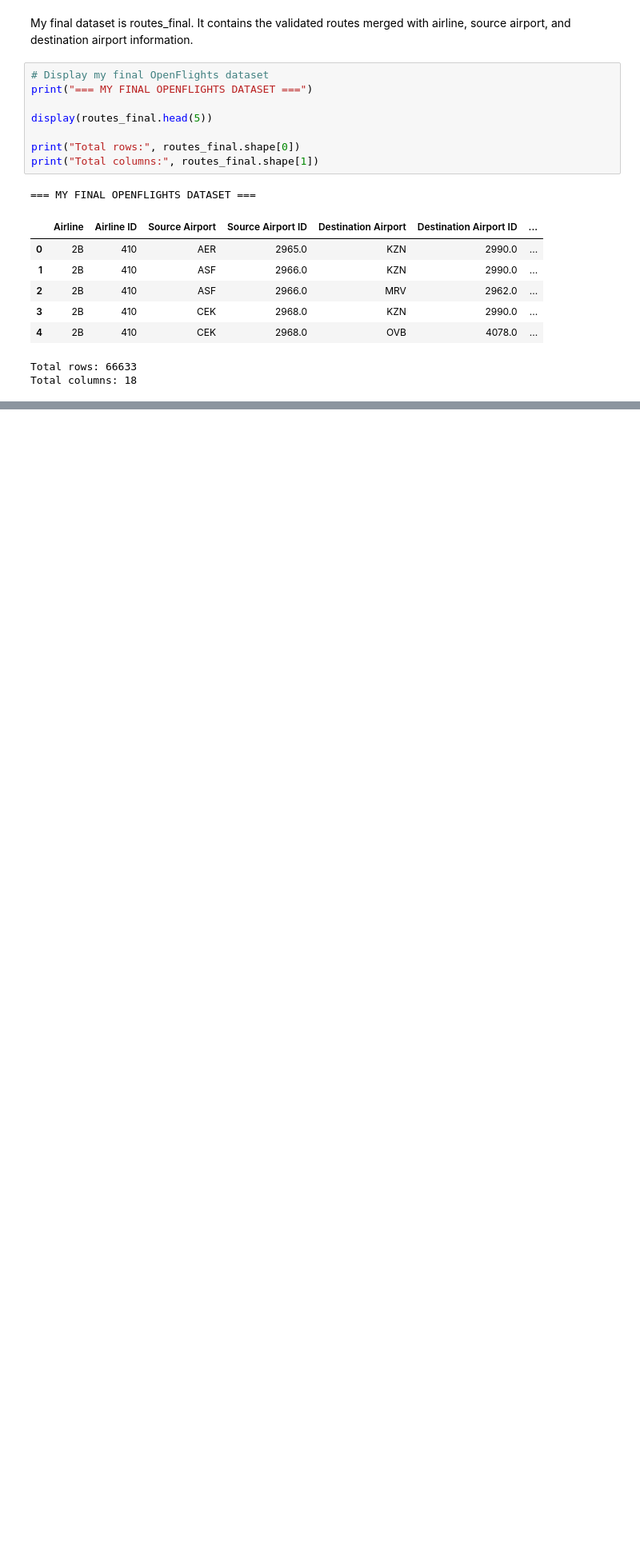
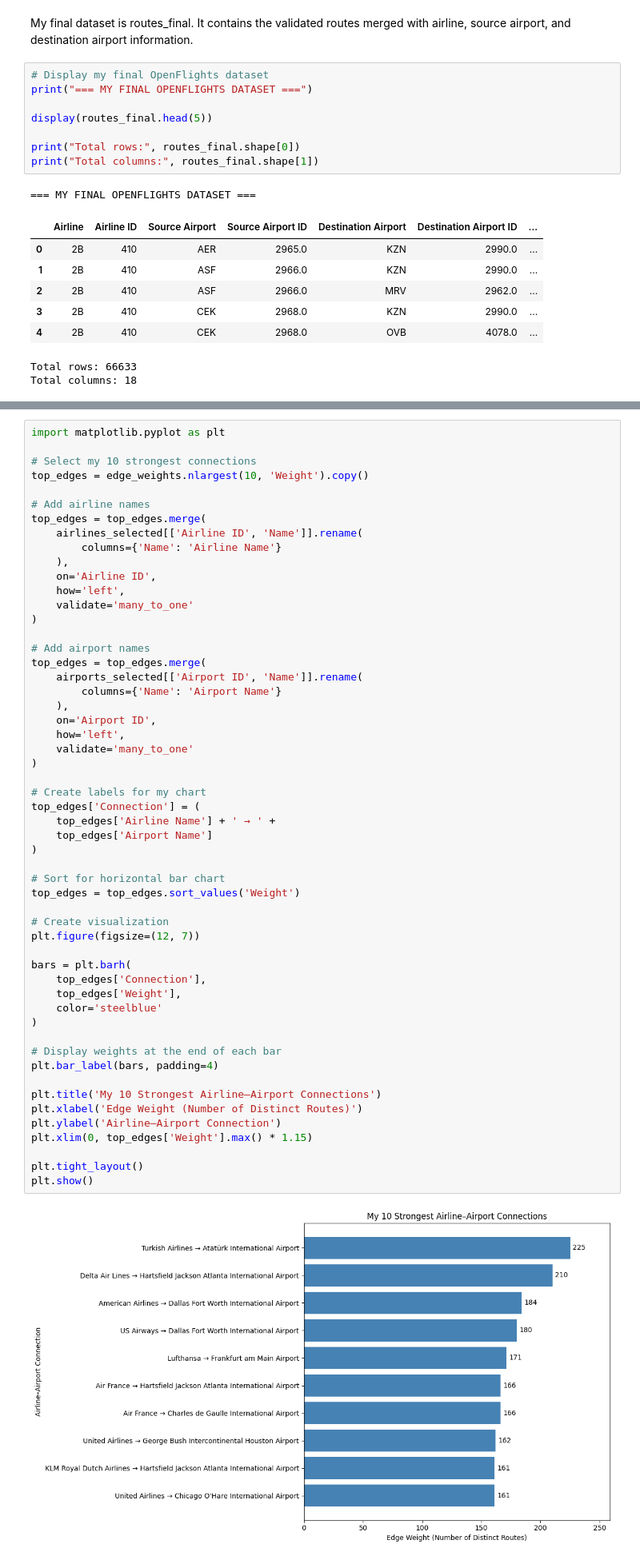
Before and after one commit to uzmabb182/Data_620_Web_Analytics, a Jupyter notebook: Week 6/Week_6_Project_2.ipynb, the cells around one changed output, grey strips where cells are left out. Shown at 80% size. Saved outputs shown, nothing was run; the diff lists cells and outputs as text; blank space fills up the shorter version.

```diff
--- a/Week 6/Week_6_Project_2.ipynb
+++ b/Week 6/Week_6_Project_2.ipynb
@@ -1788,0 +2117,56 @@ Total columns: 18
+# %%
+import matplotlib.pyplot as plt
+
+# Select my 10 strongest connections
+top_edges = edge_weights.nlargest(10, 'Weight').copy()
+
+# Add airline names
+top_edges = top_edges.merge(
+    airlines_selected[['Airline ID', 'Name']].rename(
+        columns={'Name': 'Airline Name'}
+    ),
+    on='Airline ID',
+    how='left',
+    validate='many_to_one'
+)
+
+# Add airport names
+top_edges = top_edges.merge(
+    airports_selected[['Airport ID', 'Name']].rename(
+        columns={'Name': 'Airport Name'}
+    ),
+    on='Airport ID',
+    how='left',
+    validate='many_to_one'
+)
+
+# Create labels for my chart
+top_edges['Connection'] = (
+    top_edges['Airline Name'] + ' → ' +
+    top_edges['Airport Name']
+)
+
+# Sort for horizontal bar chart
+top_edges = top_edges.sort_values('Weight')
+
+# Create visualization
+plt.figure(figsize=(12, 7))
+
+bars = plt.barh(
+    top_edges['Connection'],
+    top_edges['Weight'],
+    color='steelblue'
+)
+
+# Display weights at the end of each bar
+plt.bar_label(bars, padding=4)
+
+plt.title('My 10 Strongest Airline–Airport Connections')
+plt.xlabel('Edge Weight (Number of Distinct Routes)')
+plt.ylabel('Airline–Airport Connection')
+plt.xlim(0, top_edges['Weight'].max() * 1.15)
+
+plt.tight_layout()
+plt.show()
+# %% [output]
+[figure, added]
```
Also changed, not shown: parts of 76 cells of this notebook.
